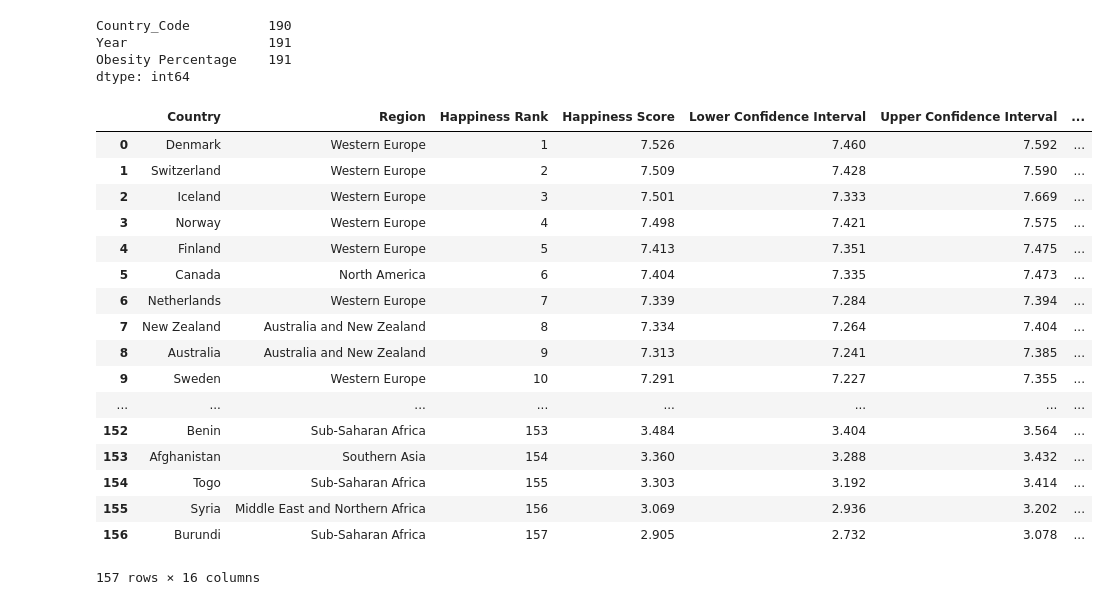
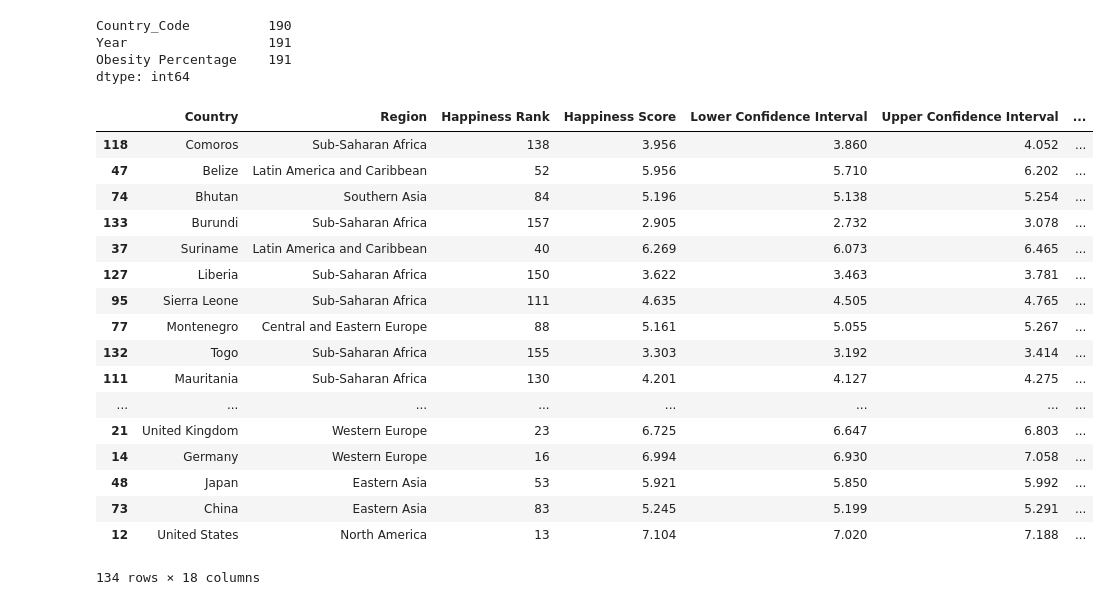
Before and after one commit to abigailmetzger/abigail_brennan_club, a Jupyter notebook: obesity_vs_happiness.ipynb, the cells around one changed output. Saved outputs shown, nothing was run; the diff lists cells and outputs as text; code cells hidden in the pictures.

```diff
--- a/obesity_vs_happiness.ipynb
+++ b/obesity_vs_happiness.ipynb
@@ -91,9 +91,9 @@ Index(['Country Name', 'Country Code', 'Indicator Name', 'Indicator Code',
 # Cleaning Life Expectancy Data
 life_expectancy_data_2016 = pd.DataFrame({"Country Name" : life_expectancy_data["Country Name"],
                                          "Year" : life_expectancy_data["2016"]})
+life_expectancy_data_2016.columns = ["Country", "Life_Expectancy"]
 
-
-life_expectancy_data_2016_clean = life_expectancy_data_2016.dropna(subset = ['Year'])
-life_expectancy_cleaned = life_expectancy_data_2016_clean.set_index("Country Name")
+life_expectancy_data_2016_clean = life_expectancy_data_2016.dropna(subset = ['Life_Expectancy'])
+life_expectancy_cleaned = life_expectancy_data_2016_clean.set_index("Country")
 life_expectancy_cleaned.head()
 # %% [output]
@@ -109,8 +109,10 @@ life_expectancy_cleaned.head()
 gdp_data_2016 = pd.DataFrame({"Country Name" : gdp_data["Country Name"],
                             "Year" : gdp_data["2016"]})
 
+gdp_data_2016.columns = ["Country","GDP"]
 
-gdp_data_2016_clean = gdp_data_2016.dropna(subset = ['Year'])
-gdp_data_2016_clean = gdp_data_2016_clean.set_index("Country Name")
+
+gdp_data_2016_clean = gdp_data_2016.dropna(subset = ['GDP'])
+gdp_data_2016_clean = gdp_data_2016_clean.set_index("Country")
 gdp_data_2016_clean.head()
 # %% [output]
@@ -146,25 +148,27 @@ Year                  191
 Obesity Percentage    191
 dtype: int64
 # %%
-# Merge Happiness and Obesity Data Sets
-merged_obesity_happiness_data = pd.merge(happiness_data,obesity_data_country_indexed, how = "left", on = "Country")
-merged_obesity_happiness_data
+# Merge All Data Sets
+merged_obesity_happiness_data = pd.merge(happiness_data,obesity_data_country_indexed, how = "inner", on = "Country")
+merged_obesity_happiness_life_data = pd.merge(merged_obesity_happiness_data,life_expectancy_cleaned, how = "inner", on= "Country")
+merged_all_data = pd.merge(merged_obesity_happiness_life_data, gdp_data_2016_clean, how = "inner", on = "Country" )
+merged_all_data.sort_values("GDP")
 # %% [output]
 |  | Country | Region | Happiness Rank | Happiness Score | Lower Confidence Interval | Upper Confidence Interval | ... |
-| 0 | Denmark | Western Europe | 1 | 7.526 | 7.460 | 7.592 | ... |
-| 1 | Switzerland | Western Europe | 2 | 7.509 | 7.428 | 7.590 | ... |
-| 2 | Iceland | Western Europe | 3 | 7.501 | 7.333 | 7.669 | ... |
-| 3 | Norway | Western Europe | 4 | 7.498 | 7.421 | 7.575 | ... |
-| 4 | Finland | Western Europe | 5 | 7.413 | 7.351 | 7.475 | ... |
-| 5 | Canada | North America | 6 | 7.404 | 7.335 | 7.473 | ... |
-| 6 | Netherlands | Western Europe | 7 | 7.339 | 7.284 | 7.394 | ... |
-| 7 | New Zealand | Australia and New Zealand | 8 | 7.334 | 7.264 | 7.404 | ... |
-| 8 | Australia | Australia and New Zealand | 9 | 7.313 | 7.241 | 7.385 | ... |
-| 9 | Sweden | Western Europe | 10 | 7.291 | 7.227 | 7.355 | ... |
+| 118 | Comoros | Sub-Saharan Africa | 138 | 3.956 | 3.860 | 4.052 | ... |
+| 47 | Belize | Latin America and Caribbean | 52 | 5.956 | 5.710 | 6.202 | ... |
+| 74 | Bhutan | Southern Asia | 84 | 5.196 | 5.138 | 5.254 | ... |
+| 133 | Burundi | Sub-Saharan Africa | 157 | 2.905 | 2.732 | 3.078 | ... |
+| 37 | Suriname | Latin America and Caribbean | 40 | 6.269 | 6.073 | 6.465 | ... |
+| 127 | Liberia | Sub-Saharan Africa | 150 | 3.622 | 3.463 | 3.781 | ... |
+| 95 | Sierra Leone | Sub-Saharan Africa | 111 | 4.635 | 4.505 | 4.765 | ... |
+| 77 | Montenegro | Central and Eastern Europe | 88 | 5.161 | 5.055 | 5.267 | ... |
+| 132 | Togo | Sub-Saharan Africa | 155 | 3.303 | 3.192 | 3.414 | ... |
+| 111 | Mauritania | Sub-Saharan Africa | 130 | 4.201 | 4.127 | 4.275 | ... |
 | ... | ... | ... | ... | ... | ... | ... | ... |
-| 152 | Benin | Sub-Saharan Africa | 153 | 3.484 | 3.404 | 3.564 | ... |
-| 153 | Afghanistan | Southern Asia | 154 | 3.360 | 3.288 | 3.432 | ... |
-| 154 | Togo | Sub-Saharan Africa | 155 | 3.303 | 3.192 | 3.414 | ... |
-| 155 | Syria | Middle East and Northern Africa | 156 | 3.069 | 2.936 | 3.202 | ... |
-| 156 | Burundi | Sub-Saharan Africa | 157 | 2.905 | 2.732 | 3.078 | ... |
+| 21 | United Kingdom | Western Europe | 23 | 6.725 | 6.647 | 6.803 | ... |
+| 14 | Germany | Western Europe | 16 | 6.994 | 6.930 | 7.058 | ... |
+| 48 | Japan | Eastern Asia | 53 | 5.921 | 5.850 | 5.992 | ... |
+| 73 | China | Eastern Asia | 83 | 5.245 | 5.199 | 5.291 | ... |
+| 12 | United States | North America | 13 | 7.104 | 7.020 | 7.188 | ... |
-157 rows × 16 columns
+134 rows × 18 columns
```
Also changed, not shown: parts of 17 cells of this notebook.
